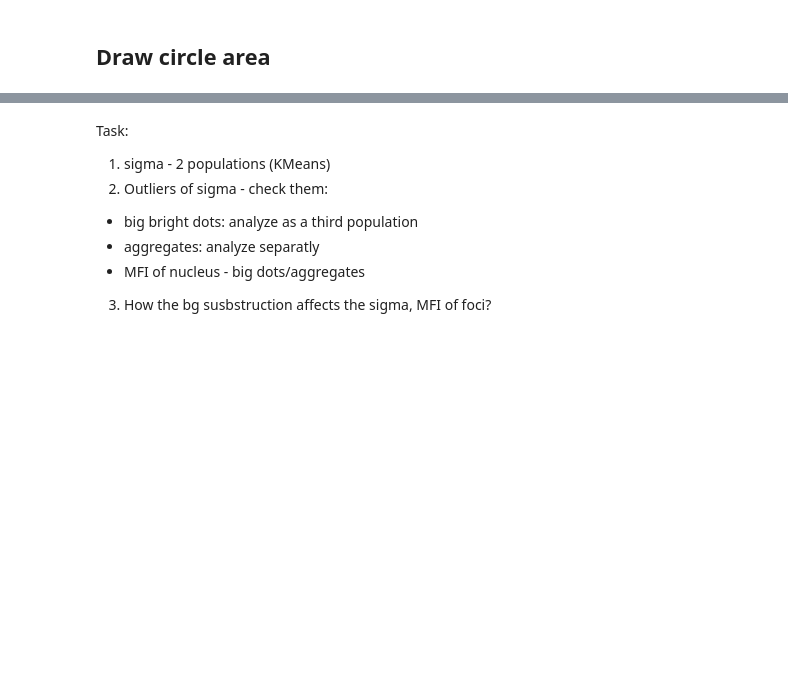
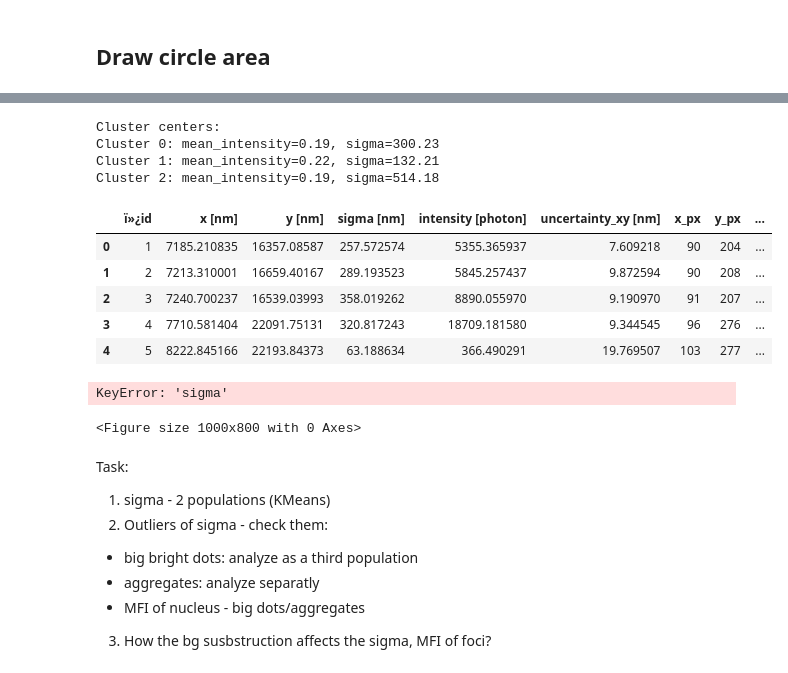
Before and after one commit to Lopatushka/LLPS, a Jupyter notebook: Kmean.ipynb, the cells around one changed output, grey strips where cells are left out. Saved outputs shown, nothing was run; the diff lists cells and outputs as text; code cells hidden in the pictures; blank space fills up the shorter version.

```diff
--- a/Kmean.ipynb
+++ b/Kmean.ipynb
@@ -223,3 +182,70 @@ plt.show()
+# %%
+n_clusters = 3
+
+# Select TWO columns
+X = df[["mean_intensity", "sigma [nm]"]].dropna()
+
+# Run KMeans
+kmeans = KMeans(n_clusters=n_clusters, random_state=42)
+labels = kmeans.fit_predict(X)
+
+# Add cluster labels back to dataframe
+df.loc[X.index, "cluster"] = labels
+
+centers = kmeans.cluster_centers_
+
+print("Cluster centers:")
+for i, c in enumerate(centers):
+    print(f"Cluster {i}: mean_intensity={c[0]:.2f}, sigma={c[1]:.2f}")
+# %% [output]
+Cluster centers:
+Cluster 0: mean_intensity=0.19, sigma=300.23
+Cluster 1: mean_intensity=0.22, sigma=132.21
+Cluster 2: mean_intensity=0.19, sigma=514.18
+# %%
+df.head()
+# %% [output]
+|  | ï»¿id | x [nm] | y [nm] | sigma [nm] | intensity [photon] | uncertainty_xy [nm] | x_px | y_px | ... |
+| 0 | 1 | 7185.210835 | 16357.08587 | 257.572574 | 5355.365937 | 7.609218 | 90 | 204 | ... |
+| 1 | 2 | 7213.310001 | 16659.40167 | 289.193523 | 5845.257437 | 9.872594 | 90 | 208 | ... |
+| 2 | 3 | 7240.700237 | 16539.03993 | 358.019262 | 8890.055970 | 9.190970 | 91 | 207 | ... |
+| 3 | 4 | 7710.581404 | 22091.75131 | 320.817243 | 18709.181580 | 9.344545 | 96 | 276 | ... |
+| 4 | 5 | 8222.845166 | 22193.84373 | 63.188634 | 366.490291 | 19.769507 | 103 | 277 | ... |
+# %%
+plt.figure(figsize=(5, 4), dpi=200)
+
+# Scatter plot of clusters
+for cluster_id in range(n_clusters):
+    cluster_data = df[df["cluster"] == cluster_id]
+    plt.scatter(cluster_data["sigma [nm]"],
+                cluster_data["mean_intensity"],
+                alpha=0.6,
+                label=f"Cluster {cluster_id}")
+
+# Plot cluster centers
+plt.scatter(centers[:, 1],   # sigma
+            centers[:, 0],   # mean_intensity
+            marker="X",
+            s=200,
+            linewidths=2,
+            edgecolors="black",
+            label="Centers")
+
+plt.xlabel("Sigma")
+plt.ylabel("Mean intensity")
+plt.title("KMeans Clustering (Sigma vs Intensity)")
+plt.legend()
+
+# Clean look
+ax = plt.gca()
+ax.spines["top"].set_visible(False)
+ax.spines["right"].set_visible(False)
+
+plt.tight_layout()
+plt.show()
+# %% [output]
+KeyError: 'sigma'
+<Figure size 1000x800 with 0 Axes>
 # %%
 plot_histogram(df, column="sigma [nm]", xlabel="Sigma (nm)", title="Distribution of Sigma")
 # %% [markdown]
```
Also changed, not shown: parts of 13 cells of this notebook.
